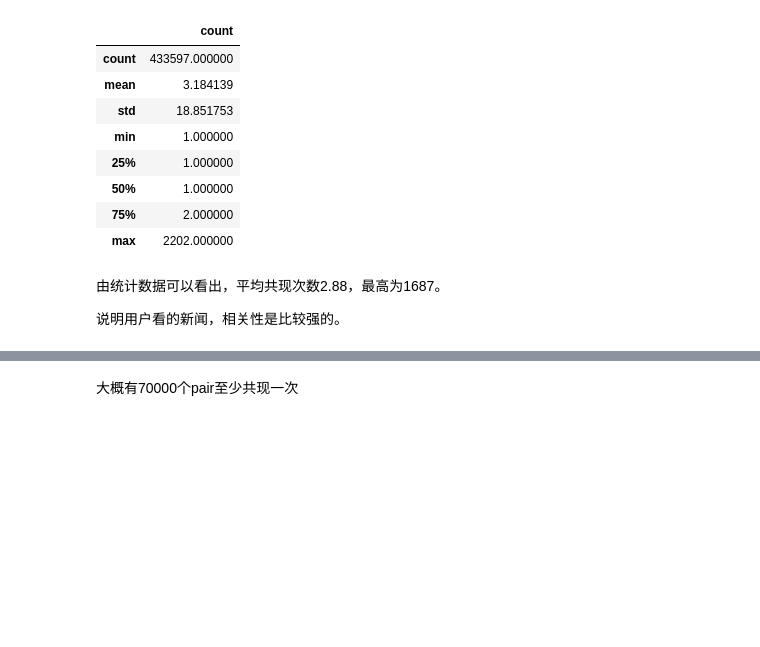
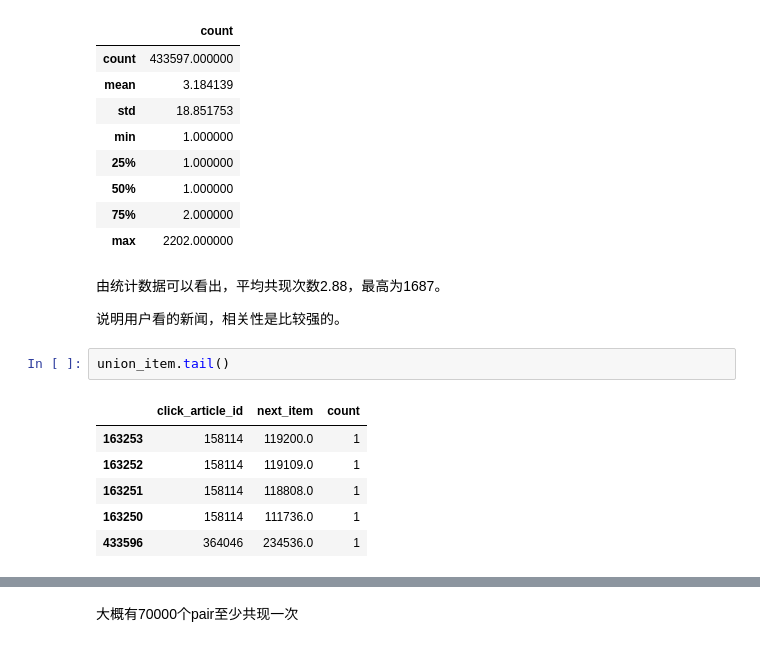
Before and after one commit to cyandn/news-recommendation, a Jupyter notebook: 数据分析.ipynb, the cells around one changed output, grey strips where cells are left out. Cells and saved outputs as stored; diff of their text form; blank space fills up the shorter version.

```diff
--- a/数据分析.ipynb
+++ b/数据分析.ipynb
@@ -455,6 +457,15 @@ union_item[['count']].describe()
 由统计数据可以看出，平均共现次数2.88，最高为1687。
 
 说明用户看的新闻，相关性是比较强的。
+# %%
+union_item.tail()
+# %% [output]
+|  | click_article_id | next_item | count |
+| 163253 | 158114 | 119200.0 | 1 |
+| 163252 | 158114 | 119109.0 | 1 |
+| 163251 | 158114 | 118808.0 | 1 |
+| 163250 | 158114 | 111736.0 | 1 |
+| 433596 | 364046 | 234536.0 | 1 |
 # %%
 #画个图直观地看一看
 x = union_item['click_article_id']
```
Also changed, not shown: parts of 25 cells of this notebook, 6 other files.
